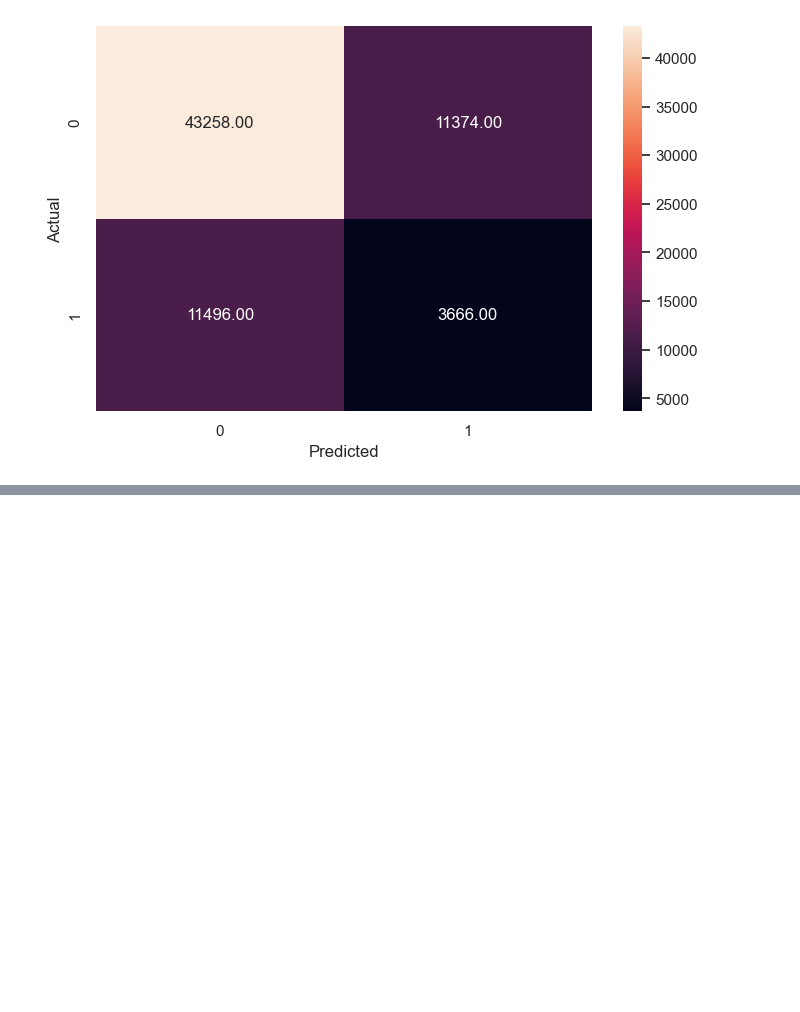
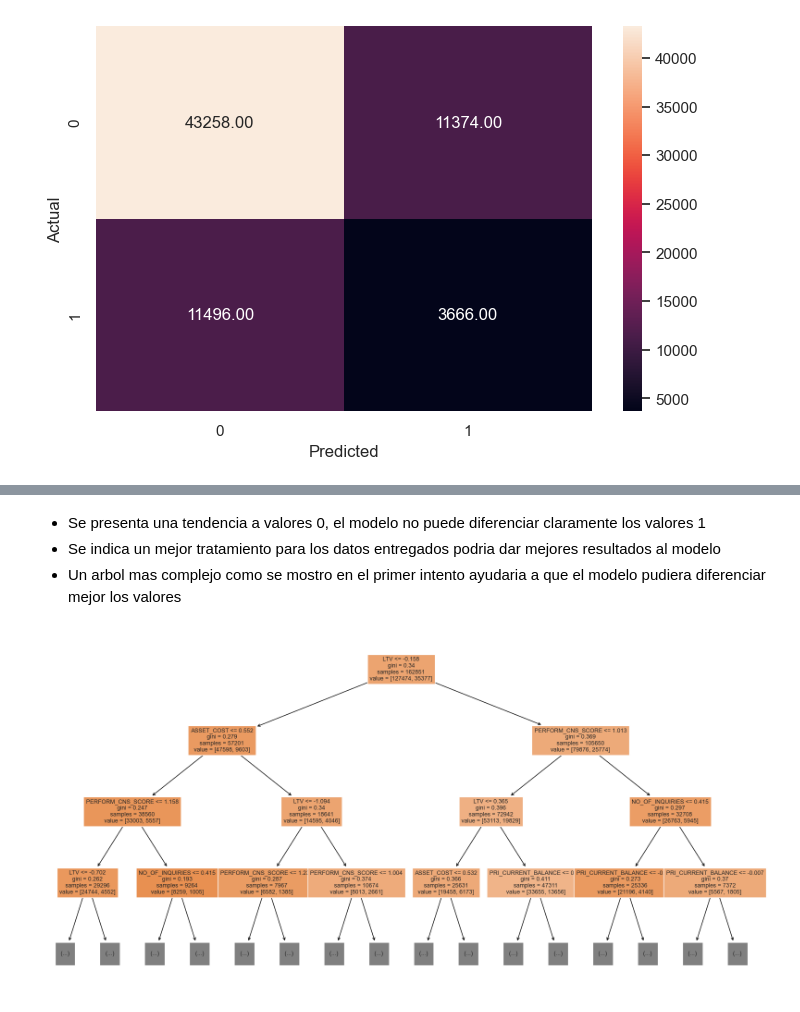
Before and after one commit to GabVergara/Alkemy, a Jupyter notebook: Prueba_alkemy2_modelos.ipynb, the cells around one changed output, grey strips where cells are left out. Cells and saved outputs as stored; diff of their text form; code cells hidden in the pictures; blank space fills up the shorter version.

```diff
--- a/Prueba_alkemy2_modelos.ipynb
+++ b/Prueba_alkemy2_modelos.ipynb
@@ -244,0 +396,24 @@ weighted avg       0.67      0.67      0.67     69794
+# %% [markdown]
+- Se presenta una tendencia a valores 0, el modelo no puede diferenciar claramente los valores 1
+- Se indica un mejor tratamiento para los datos entregados podria dar mejores resultados al modelo
+- Un arbol mas complejo como se mostro en el primer intento ayudaria a que el modelo pudiera diferenciar mejor los valores
+# %%
+feature_names = list(X_train.columns)
+plt.figure(figsize=(20, 10))
+out = tree.plot_tree(
+    estimator,max_depth=3,
+    feature_names=feature_names,
+    filled=True,
+    fontsize=9,
+    node_ids=False,
+    class_names=None,
+)
+
+for o in out:
+    arrow = o.arrow_patch
+    if arrow is not None:
+        arrow.set_edgecolor("black")
+        arrow.set_linewidth(1)
+plt.show()
+# %% [output]
+[figure, added]
```
Also changed, not shown: parts of 36 cells of this notebook.
